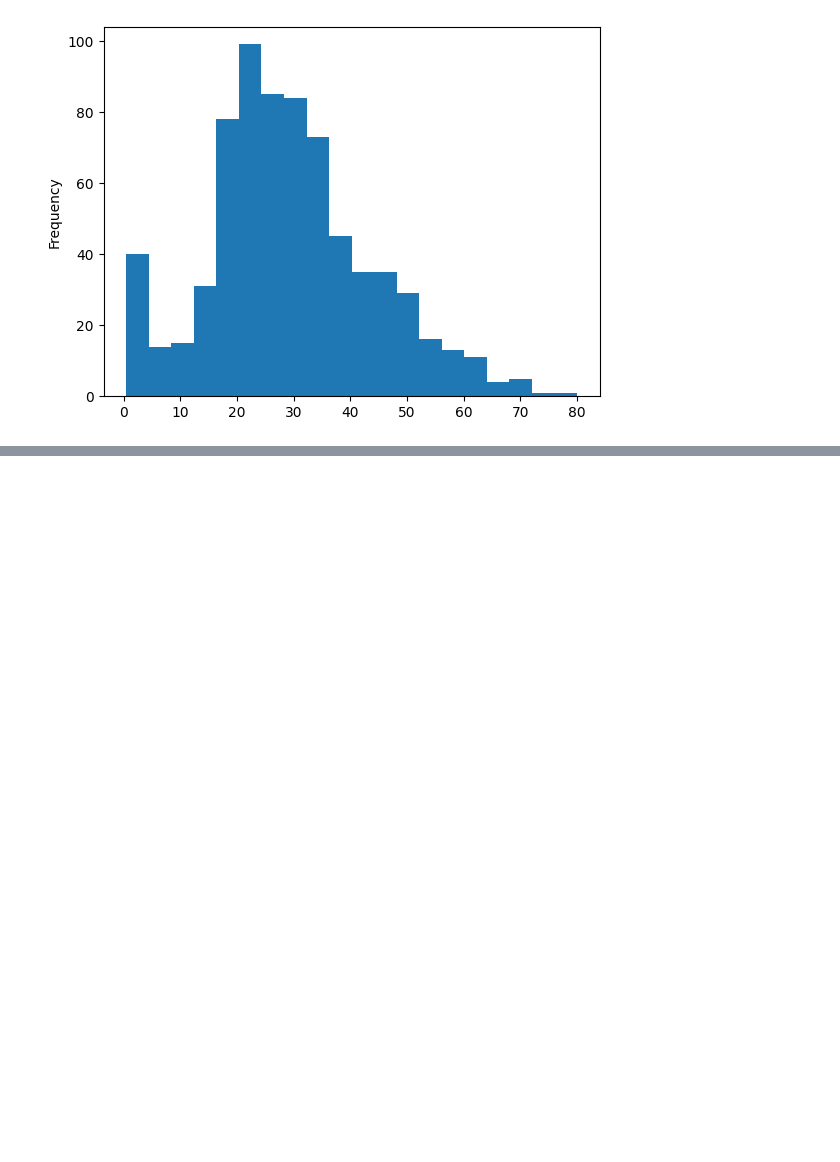
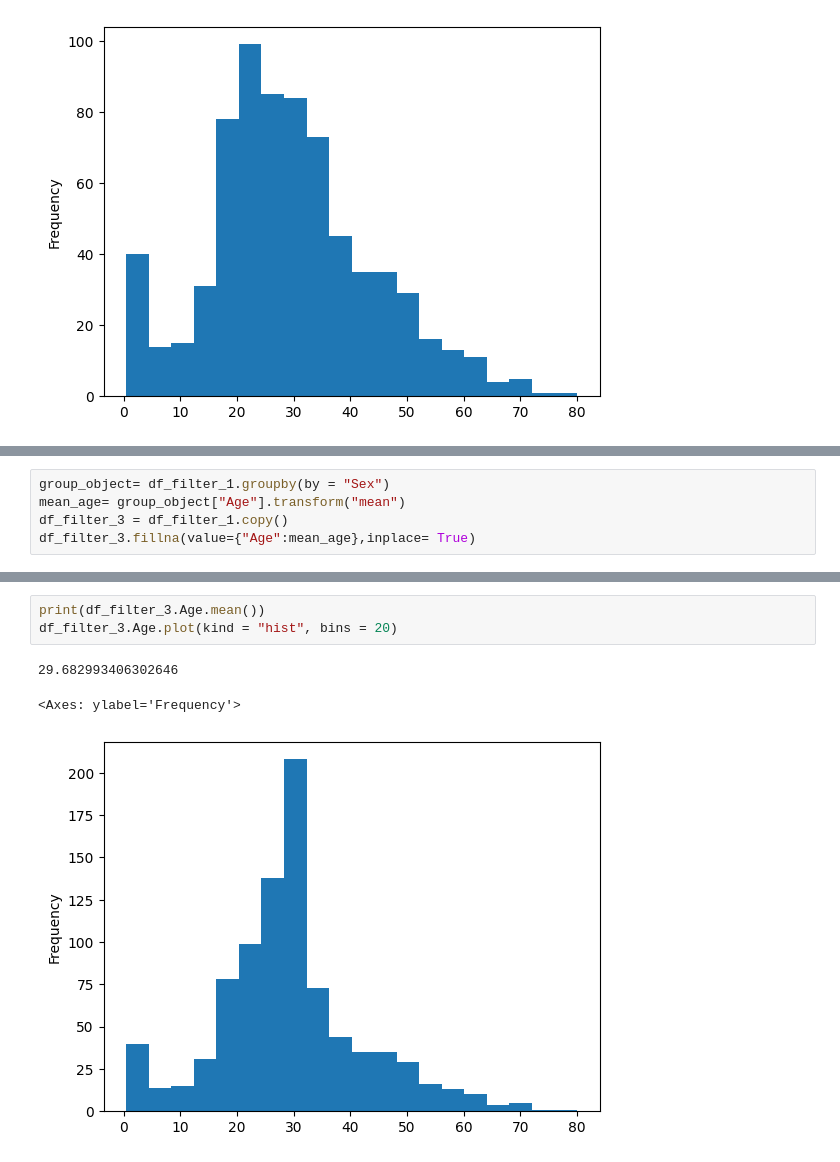
Before and after one commit to GaneshPokharel-tech/datascience, a Jupyter notebook: pandas/Data_Manupulation.ipynb, the cells around one changed output, grey strips where cells are left out. Cells and saved outputs as stored; diff of their text form; blank space fills up the shorter version.

```diff
--- a/pandas/Data_Manupulation.ipynb
+++ b/pandas/Data_Manupulation.ipynb
@@ -172,0 +208,5 @@ titanic_df.Age.plot(kind = "hist", bins = 20)
+# %%
+group_object= df_filter_1.groupby(by = "Sex")
+mean_age= group_object["Age"].transform("mean")
+df_filter_3 = df_filter_1.copy()
+df_filter_3.fillna(value={"Age":mean_age},inplace= True)
@@ -172,0 +230,7 @@ titanic_df.Age.plot(kind = "hist", bins = 20)
+# %%
+print(df_filter_3.Age.mean())
+df_filter_3.Age.plot(kind = "hist", bins = 20)
+# %% [output]
+29.682993406302646
+<Axes: ylabel='Frequency'>
+[figure, added]
```
Also changed, not shown: parts of 32 cells of this notebook.
